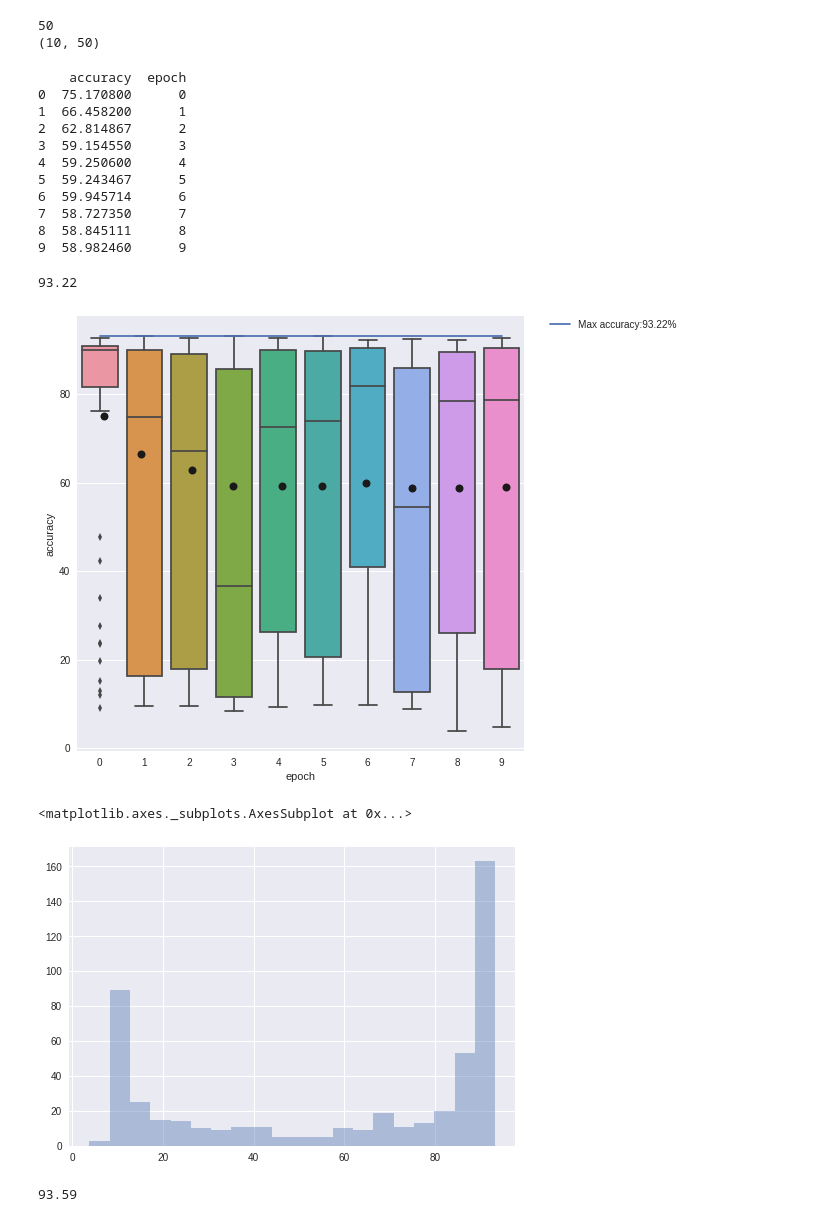
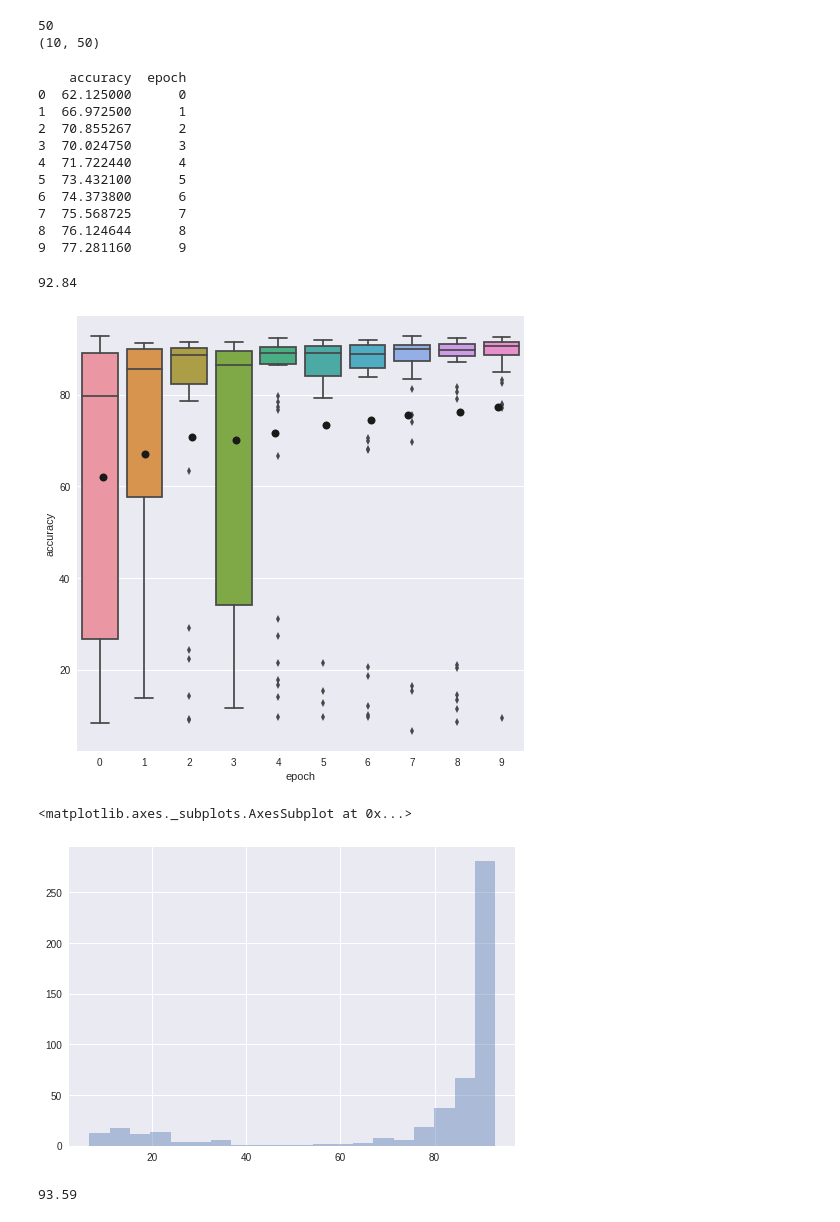
Before and after one commit to offbit/evo-design, a Jupyter notebook: Visualize Results.ipynb, the cells around one changed output. Drawn from its saved outputs; the diff is of its cells as text; code cells hidden in the pictures.

```diff
--- a/Visualize Results.ipynb
+++ b/Visualize Results.ipynb
@@ -6,7 +6,7 @@ import pylab as pl
 import seaborn as sns
 import pandas as pd
 # %%
-stats = cPickle.load(open('tournament.stats', 'rb'))
+stats = cPickle.load(open('tourney_9.stats', 'rb'))
 print len(stats[0])
 stats = np.array(stats)
 
@@ -27,36 +27,36 @@ mus = pd.DataFrame({'epoch':np.arange(stats.shape[0]), 'accuracy':mu})
 print(mus)
 # %% [output]
     accuracy  epoch
-0  75.170800      0
-1  66.458200      1
-2  62.814867      2
-3  59.154550      3
-4  59.250600      4
-5  59.243467      5
-6  59.945714      6
-7  58.727350      7
-8  58.845111      8
-9  58.982460      9
+0  62.125000      0
+1  66.972500      1
+2  70.855267      2
+3  70.024750      3
+4  71.722440      4
+5  73.432100      5
+6  74.373800      6
+7  75.568725      7
+8  76.124644      8
+9  77.281160      9
 # %%
 max_i = np.argmax(y)
 x[max_i], y[max_i]
 pl.figure(figsize=(8,8))
 sns.boxplot(x="epoch", y="accuracy", data=data)
 # sns.swarmplot(x="epoch", y="accuracy", data=data)
 sns.stripplot(x="epoch", y="accuracy", data=mus, jitter=True, size=8, color=".1", linewidth=0)
-label = 'Max accuracy:{}%'.format(y[max_i])
-pl.plot([y[max_i]]*10, label=label)
+# label = 'Max accuracy:{}%'.format(y[max_i])
+# pl.plot([y[max_i]]*10, label=label)
 pl.legend(bbox_to_anchor=(1.05, 1), loc=2, borderaxespad=0.)
 
 print(y[max_i])
 # %% [output]
-93.22
+92.84
-[figure, old version]
+[figure, new version]
 # %%
 sns.distplot(y, bins=20, kde=False, rug=False)
 # %% [output]
 <matplotlib.axes._subplots.AxesSubplot at 0x...>
-[figure, old version]
+[figure, new version]
 # %%
 max_i = np.argmax(y)
 x[max_i], y[max_i]
```
Also changed, not shown: 5 other files.
